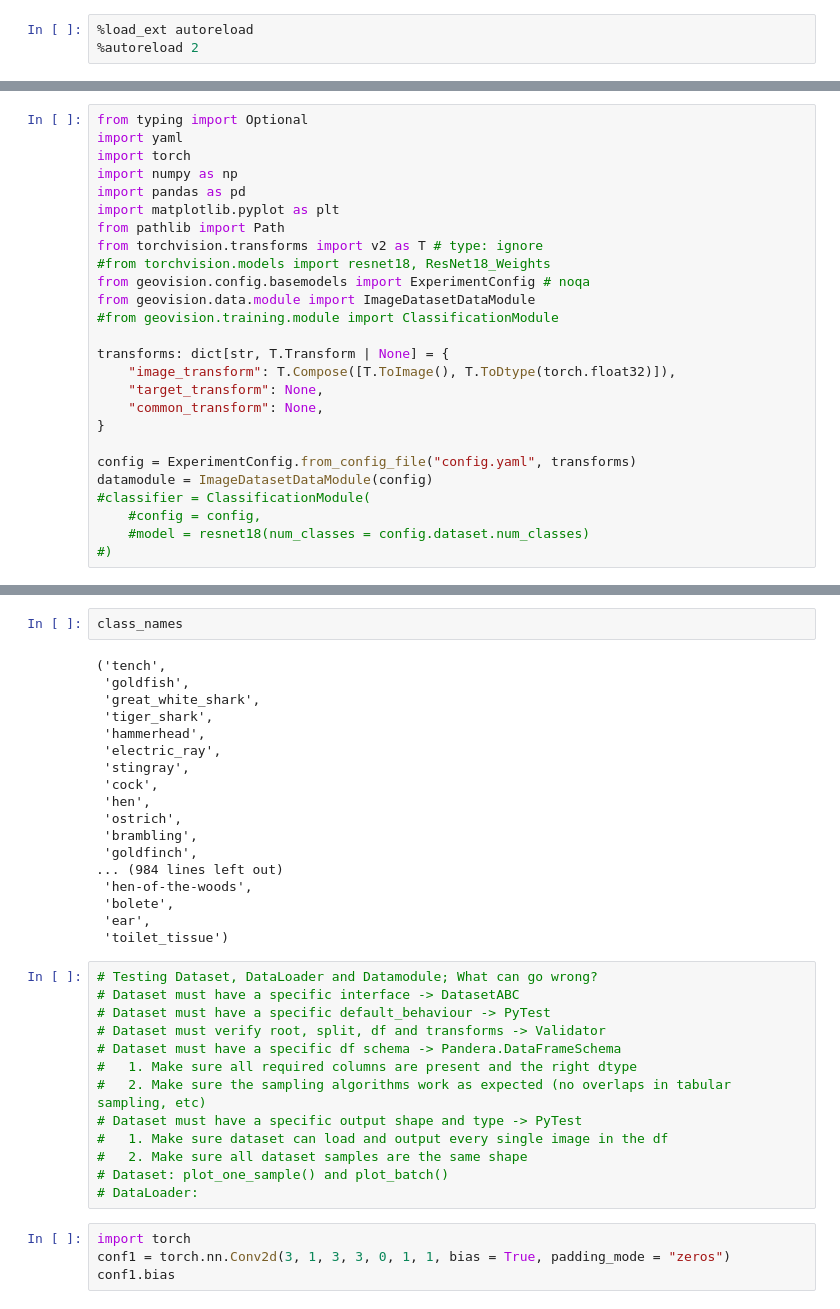
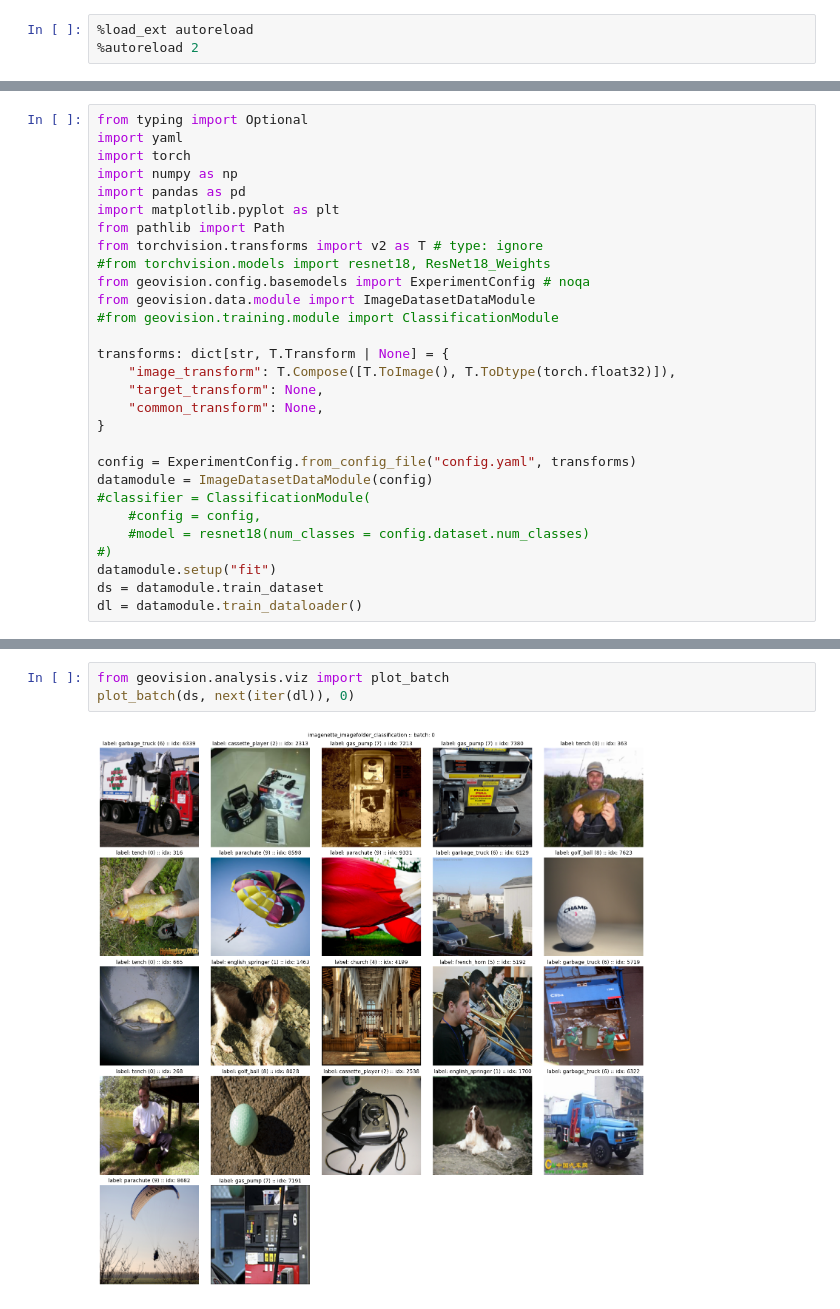
Before and after one commit to citruscaesar/geovision, a Jupyter notebook: geovision/scripts/experiment.ipynb, the cells around one changed output, grey strips where cells are left out. Cells and saved outputs as stored; diff of their text form.

Commit message:
added imagenet

```diff
--- a/geovision/scripts/experiment.ipynb
+++ b/geovision/scripts/experiment.ipynb
@@ -33,3 +27,6 @@ datamodule = ImageDatasetDataModule(config)
     #config = config,
     #model = resnet18(num_classes = config.dataset.num_classes)
 #)
+datamodule.setup("fit")
+ds = datamodule.train_dataset
+dl = datamodule.train_dataloader()
@@ -100,37 +33,5 @@ df
-# %%
-class_names
-# %% [output]
-('tench',
- 'goldfish',
- 'great_white_shark',
- 'tiger_shark',
- 'hammerhead',
- 'electric_ray',
- 'stingray',
- 'cock',
- 'hen',
- 'ostrich',
- 'brambling',
- 'goldfinch',
-... (984 lines left out)
- 'hen-of-the-woods',
- 'bolete',
- 'ear',
- 'toilet_tissue')
-# %%
-# Testing Dataset, DataLoader and Datamodule; What can go wrong?
-# Dataset must have a specific interface -> DatasetABC
-# Dataset must have a specific default_behaviour -> PyTest
-# Dataset must verify root, split, df and transforms -> Validator
-# Dataset must have a specific df schema -> Pandera.DataFrameSchema
-#   1. Make sure all required columns are present and the right dtype
-#   2. Make sure the sampling algorithms work as expected (no overlaps in tabular sampling, etc)
-# Dataset must have a specific output shape and type -> PyTest
-#   1. Make sure dataset can load and output every single image in the df
-#   2. Make sure all dataset samples are the same shape
-# Dataset: plot_one_sample() and plot_batch()
-# DataLoader:
-# %%
-import torch
-conf1 = torch.nn.Conv2d(3, 1, 3, 3, 0, 1, 1, bias = True, padding_mode = "zeros")
-conf1.bias
+# %%
+from geovision.analysis.viz import plot_batch
+plot_batch(ds, next(iter(dl)), 0)
+# %% [output]
+[figure, added]
```
Also changed, not shown: parts of 7 cells of this notebook, 10 other files.
